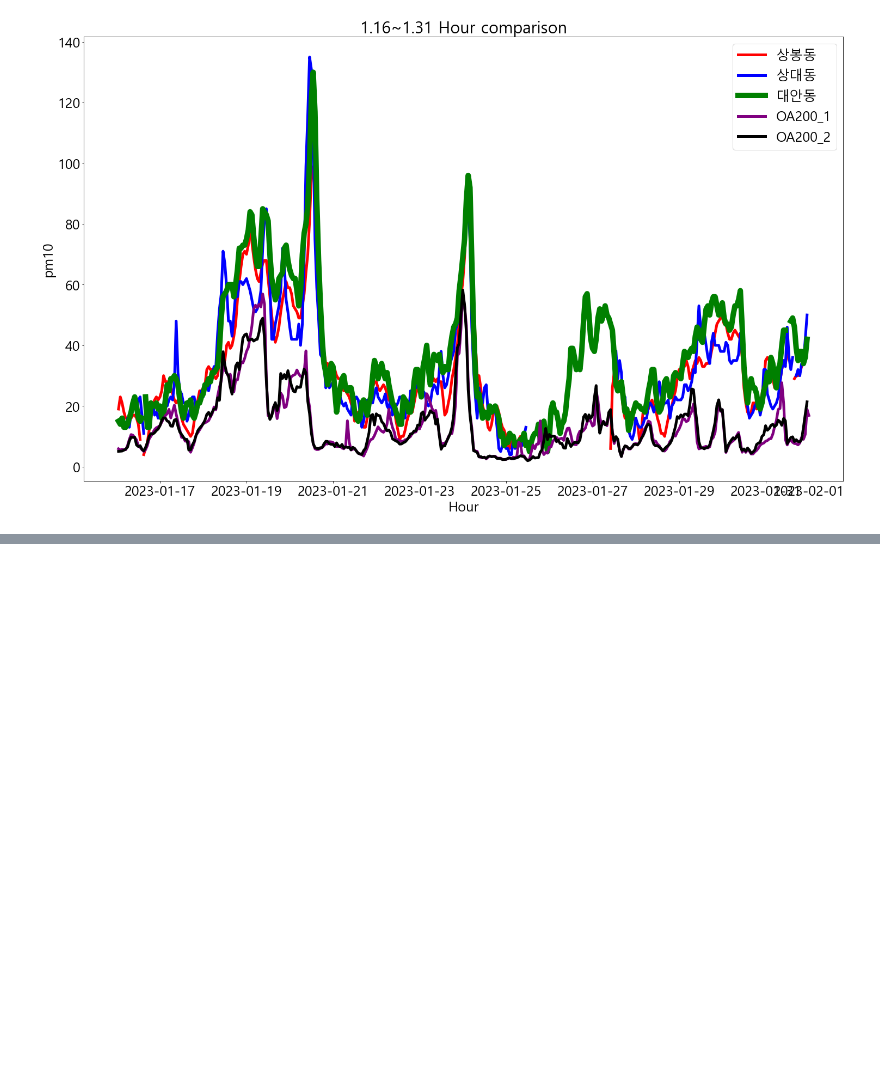
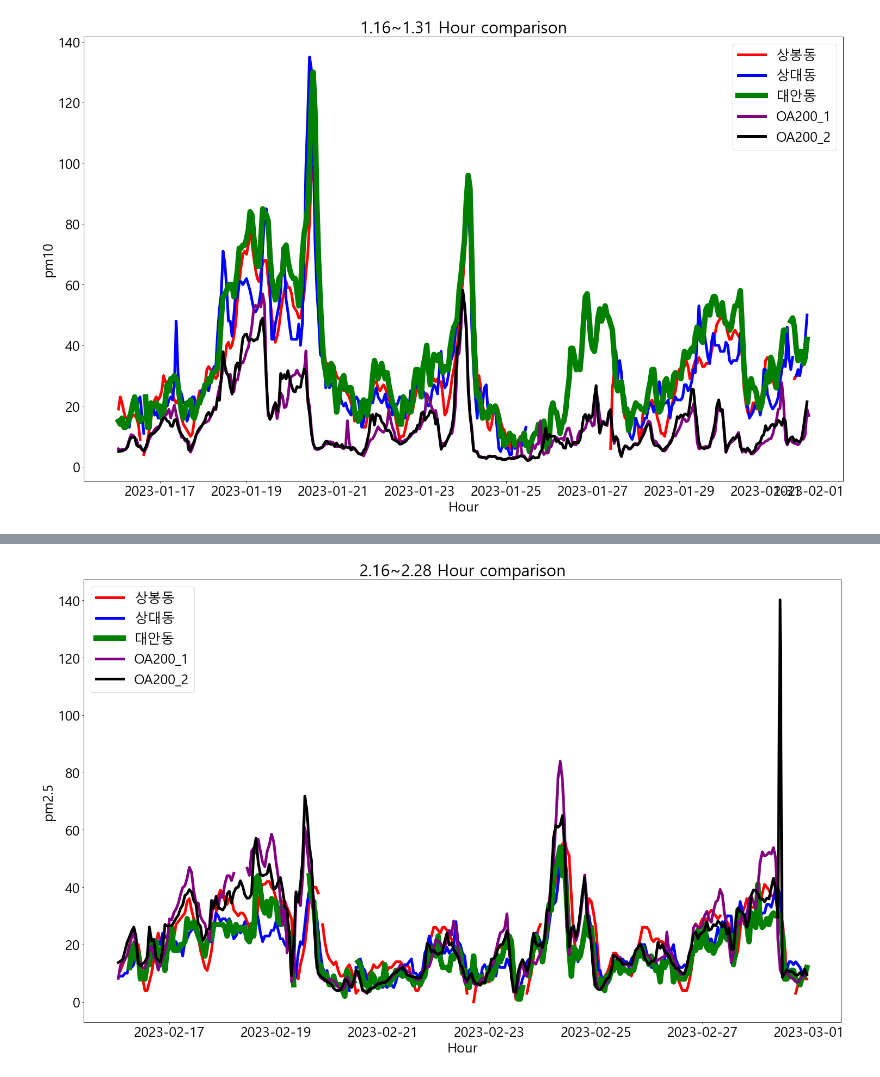
Before and after one commit to GyuminGomin/Predictive-air-quality-analysis, a Jupyter notebook: 공기질예측분석2.ipynb, the cells around one changed output, grey strips where cells are left out. Cells and saved outputs as stored; diff of their text form; code cells hidden in the pictures; blank space fills up the shorter version.

```diff
--- a/공기질예측분석2.ipynb
+++ b/공기질예측분석2.ipynb
@@ -165,0 +202,36 @@ plt.show()
+# %%
+arim_data_2 = pd.read_csv('./OA200_2/OA2002_02.16~02.28.csv')
+arim_data_1 = pd.read_csv('./OA200_1/OA2001_02.16~02.28.csv')
+airKorea_data_sangbong = pd.read_csv('./AirKorea_상봉동/AirKorea_02.16~02.28.csv')
+airKorea_data_sangdae = pd.read_csv('./AirKorea_상대동/AirKorea_02.16~02.28.csv')
+airKorea_data_daean = pd.read_csv('./AirKorea_대안동/AirKorea_02.16~02.28.csv')
+
+# arim_data 1.1~1.15 Hour
+
+arim_data_1['reg_date'] = arim_data_1.reg_date.apply(pd.to_datetime)
+arim_data_2['reg_date'] = arim_data_2.reg_date.apply(pd.to_datetime)
+
+# 날짜별 그룹화하고 그 날짜별 시간대별로 다시 그룹화하여 평균값 계산
+arim_data_1_avg = arim_data_1.groupby([pd.Grouper(key='reg_date', freq='H')]).mean()
+arim_data_2_avg = arim_data_2.groupby([pd.Grouper(key='reg_date', freq='H')]).mean()
+
+
+# airKorea_data 1.1~1.15 Hour
+airKorea_data_sangbong['date'] = airKorea_data_sangbong.date.apply(pd.to_datetime)
+airKorea_data_sangdae['date'] = airKorea_data_sangdae.date.apply(pd.to_datetime)
+airKorea_data_daean['date'] = airKorea_data_daean.date.apply(pd.to_datetime)
+
+
+# 그래프 5개 비교
+plt.plot(airKorea_data_sangbong.date, airKorea_data_sangbong.pm25, color="red", linewidth="5")
+plt.plot(airKorea_data_sangdae.date, airKorea_data_sangdae.pm25, color="blue", linewidth="5")
+plt.plot(airKorea_data_daean.date, airKorea_data_daean.pm25, color='green', linewidth="10")
+plt.plot(arim_data_1_avg.index, arim_data_1_avg.pm25, color='purple', linewidth="5")
+plt.plot(arim_data_2_avg.index, arim_data_2_avg.pm25, color='black', linewidth="5")
+plt.xlabel('Hour')
+plt.ylabel('pm2.5')
+plt.legend(('상봉동','상대동','대안동','OA200_1','OA200_2'))
+plt.title('2.16~2.28 Hour comparison')
+plt.show()
+# %% [output]
+[figure, added]
```
Also changed, not shown: parts of 1 cell of this notebook, 8 other files.
